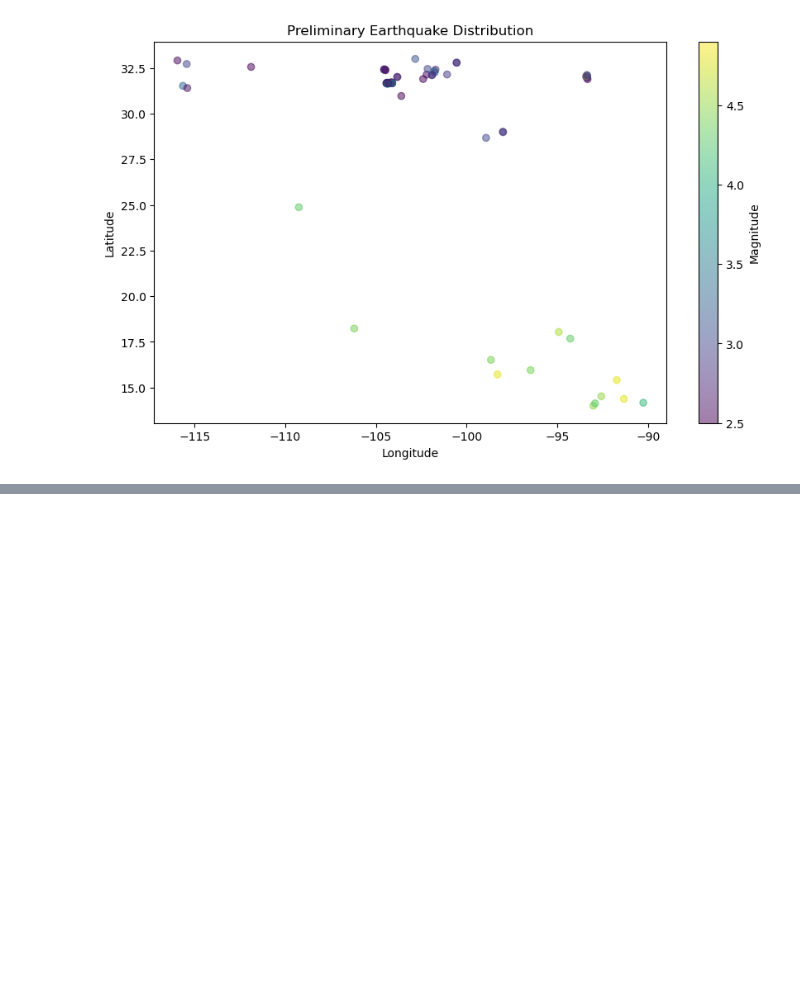
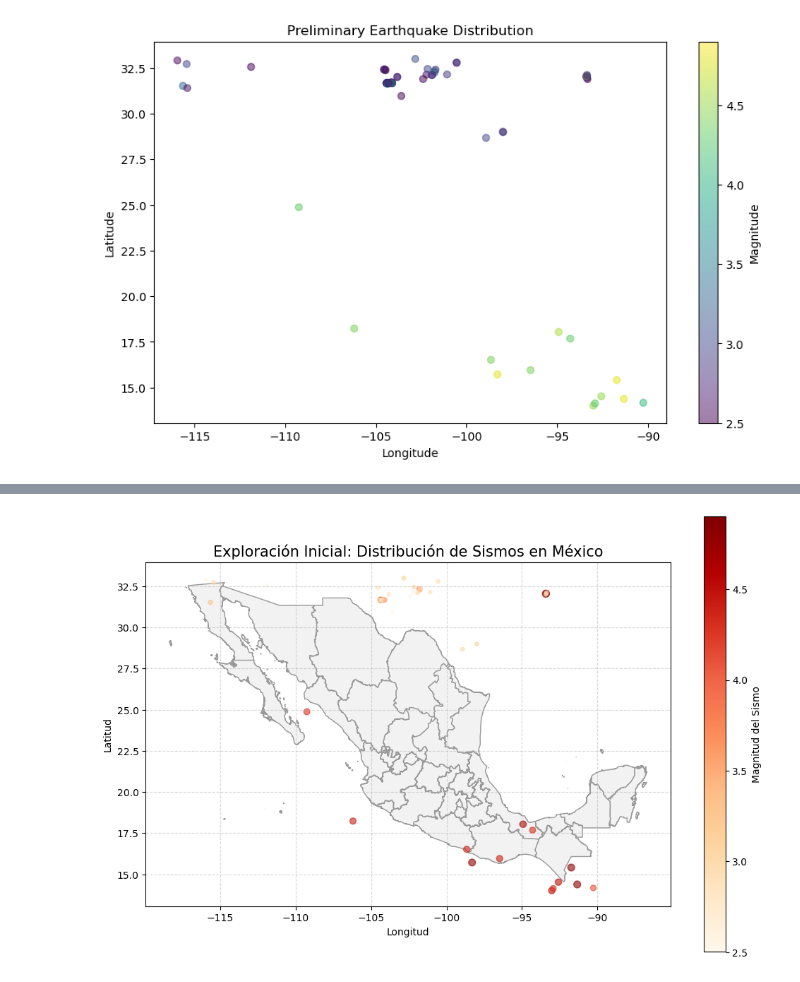
Before and after one commit to user-name-c/mexico-earthquakes-map, a Jupyter notebook: notebooks/exploration.ipynb, the cells around one changed output, grey strips where cells are left out. Saved outputs shown, nothing was run; the diff lists cells and outputs as text; code cells hidden in the pictures; blank space fills up the shorter version.

Commit message:
feat: add exploratory seismic visualization and CRS validation in notebook
Implemented static map overlay of Mexico states and earthquake points to verify spatial alignment and EPSG:4326 consistency.

```diff
--- a/notebooks/exploration.ipynb
+++ b/notebooks/exploration.ipynb
@@ -93,0 +110,46 @@ plt.show()
+# %%
+import geopandas as gpd
+
+# 1. Cargar el GeoJSON de los estados (Contexto)
+# Asegúrate de que la ruta sea correcta según tu estructura
+mexico_states = gpd.read_file('../data/mexico_states.geojson')
+
+# 2. Cargar el CSV y convertirlo a GeoDataFrame (Sismos)
+df_sismos = pd.read_csv('../data/earthquakes.csv')
+gdf_sismos = gpd.GeoDataFrame(
+    df_sismos,
+    geometry=gpd.points_from_xy(df_sismos.longitude, df_sismos.latitude),
+    crs="EPSG:4326"
+)
+
+# 3. Validación de CRS (Paso 4 incluido aquí)
+if mexico_states.crs != gdf_sismos.crs:
+    mexico_states = mexico_states.to_crs(gdf_sismos.crs)
+
+# 4. Visualización Exploratoria Estática
+fig, ax = plt.subplots(figsize=(12, 8))
+
+# Dibujar el mapa de México como base
+mexico_states.plot(ax=ax, color='#f2f2f2', edgecolor='#999999', label='Estados')
+
+# Dibujar los sismos encima
+# El tamaño (s) depende de la magnitud para dar contexto visual
+gdf_sismos.plot(
+    ax=ax,
+    column='magnitude',
+    cmap='OrRd',
+    markersize=gdf_sismos['magnitude']**2.5,
+    alpha=0.6,
+    legend=True,
+    legend_kwds={'label': "Magnitud del Sismo"}
+)
+
+# Personalización del gráfico
+plt.title('Exploración Inicial: Distribución de Sismos en México', fontsize=15)
+plt.xlabel('Longitud')
+plt.ylabel('Latitud')
+plt.grid(True, linestyle='--', alpha=0.5)
+
+plt.show()
+# %% [output]
+[figure, added]
```
Also changed, not shown: parts of 1 cell of this notebook, 2 other files.
